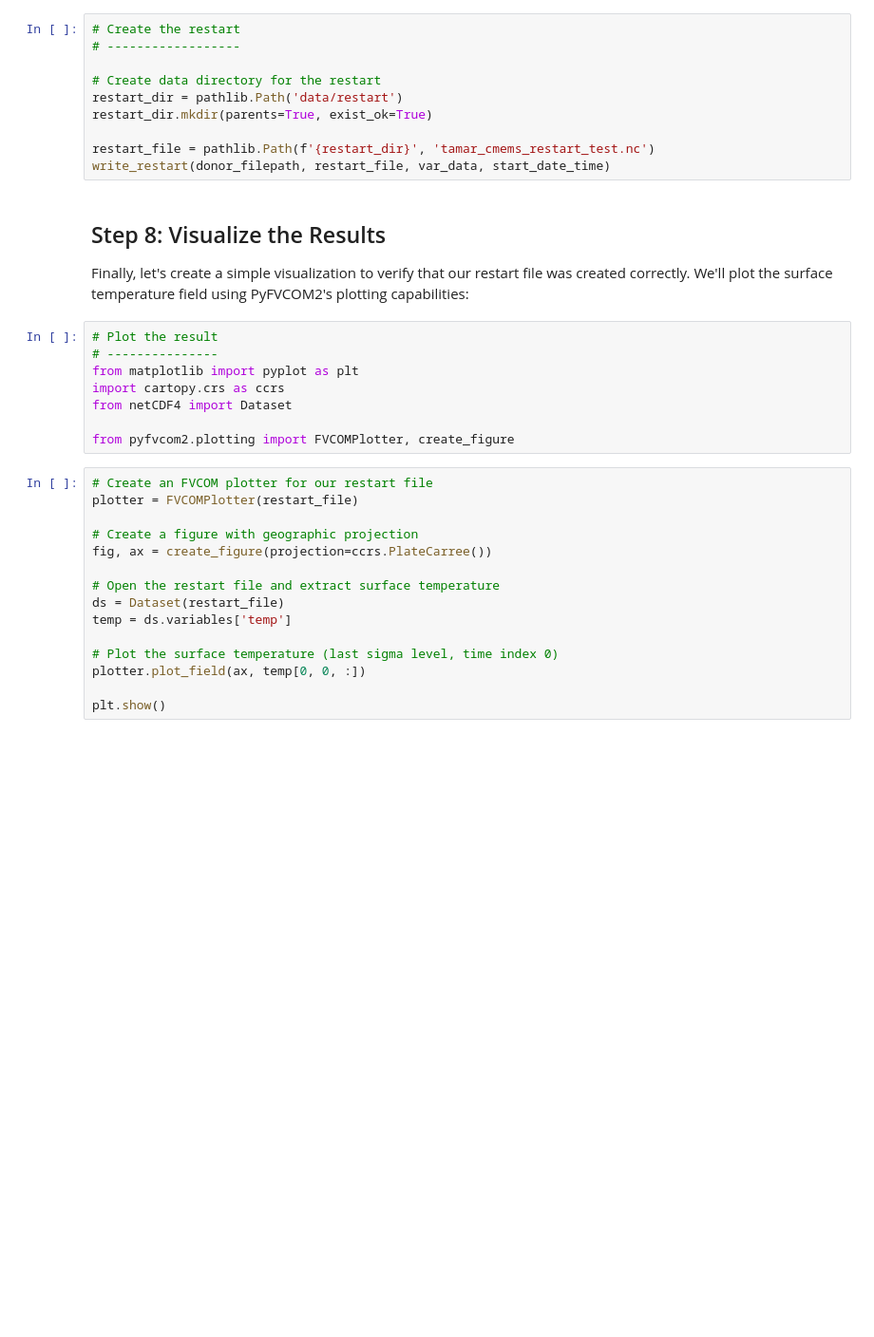
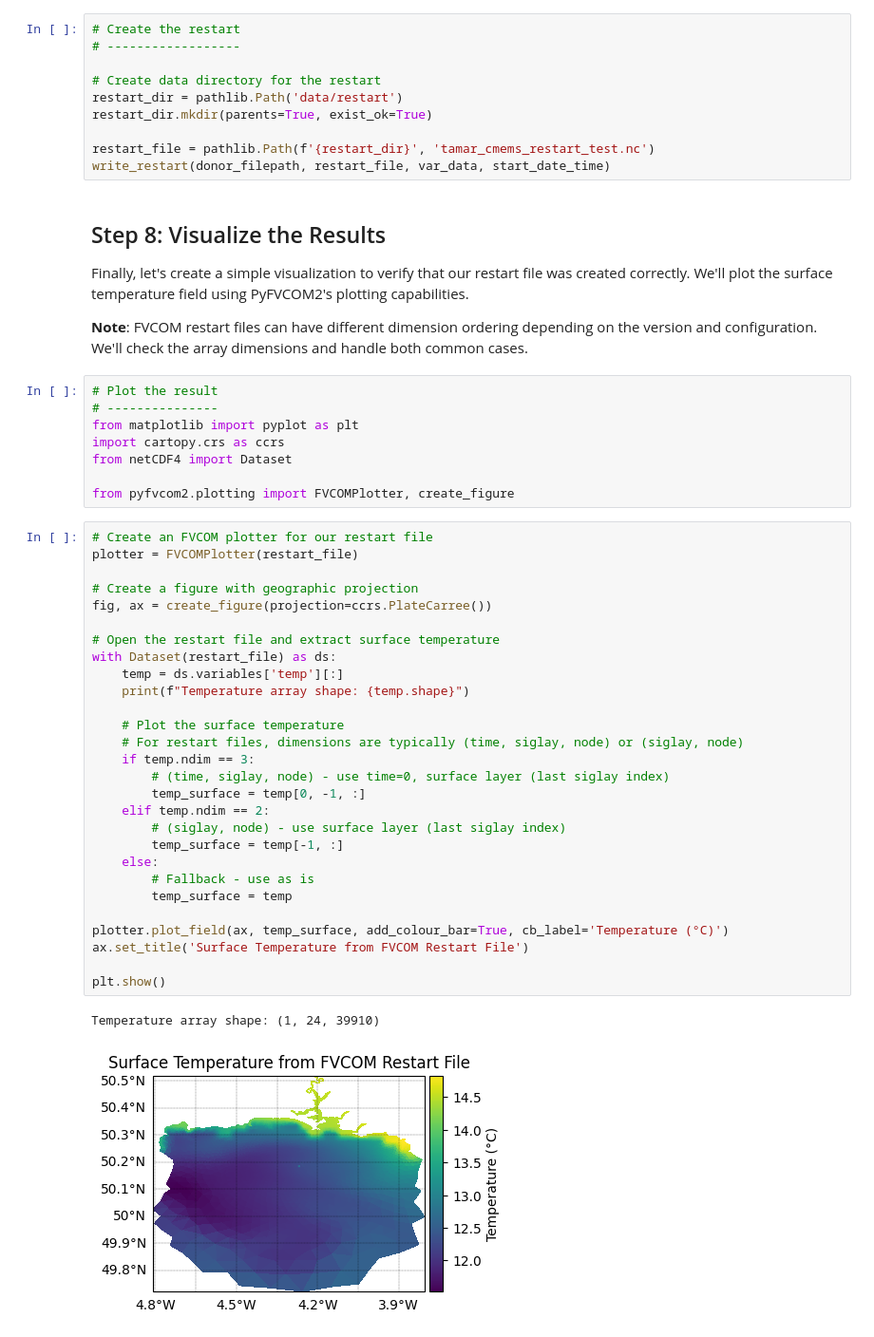
Before and after one commit to pmlmodelling/pyfvcom2, a Jupyter notebook: doc/source/cookbook/generate_fvcom_restart_using_cmems_data.ipynb, the cells around one changed output. Shown: that part at 95% size. Drawn from its saved outputs; the diff is of its cells as text; blank space fills up the shorter version.

Commit message:
Fix up restart tutorial

```diff
--- a/doc/source/cookbook/generate_fvcom_restart_using_cmems_data.ipynb
+++ b/doc/source/cookbook/generate_fvcom_restart_using_cmems_data.ipynb
@@ -166,7 +195,9 @@ write_restart(donor_filepath, restart_file, var_data, start_date_time)
 # %% [markdown]
 ## Step 8: Visualize the Results
 
-Finally, let's create a simple visualization to verify that our restart file was created correctly. We'll plot the surface temperature field using PyFVCOM2's plotting capabilities:
+Finally, let's create a simple visualization to verify that our restart file was created correctly. We'll plot the surface temperature field using PyFVCOM2's plotting capabilities.
+
+**Note**: FVCOM restart files can have different dimension ordering depending on the version and configuration. We'll check the array dimensions and handle both common cases.
 # %%
 # Plot the result
 # ---------------
@@ -178,18 +209,34 @@ from pyfvcom2.plotting import FVCOMPlotter, create_figure
 # %%
 # Create an FVCOM plotter for our restart file
 plotter = FVCOMPlotter(restart_file)
 
 # Create a figure with geographic projection
 fig, ax = create_figure(projection=ccrs.PlateCarree())
 
 # Open the restart file and extract surface temperature
-ds = Dataset(restart_file)
-temp = ds.variables['temp']
+with Dataset(restart_file) as ds:
+    temp = ds.variables['temp'][:]
+    print(f"Temperature array shape: {temp.shape}")
 
-# Plot the surface temperature (last sigma level, time index 0)
-plotter.plot_field(ax, temp[0, 0, :])
+    # Plot the surface temperature
+    # For restart files, dimensions are typically (time, siglay, node) or (siglay, node)
+    if temp.ndim == 3:
+        # (time, siglay, node) - use time=0, surface layer (last siglay index)
+        temp_surface = temp[0, -1, :]
+    elif temp.ndim == 2:
+        # (siglay, node) - use surface layer (last siglay index)
+        temp_surface = temp[-1, :]
+    else:
+        # Fallback - use as is
+        temp_surface = temp
+
+plotter.plot_field(ax, temp_surface, add_colour_bar=True, cb_label='Temperature (°C)')
+ax.set_title('Surface Temperature from FVCOM Restart File')
 
 plt.show()
+# %% [output]
+Temperature array shape: (1, 24, 39910)
+[figure, added]
 # %% [markdown]
 ## Summary
 
```
Also changed, not shown: parts of 5 cells of this notebook.
